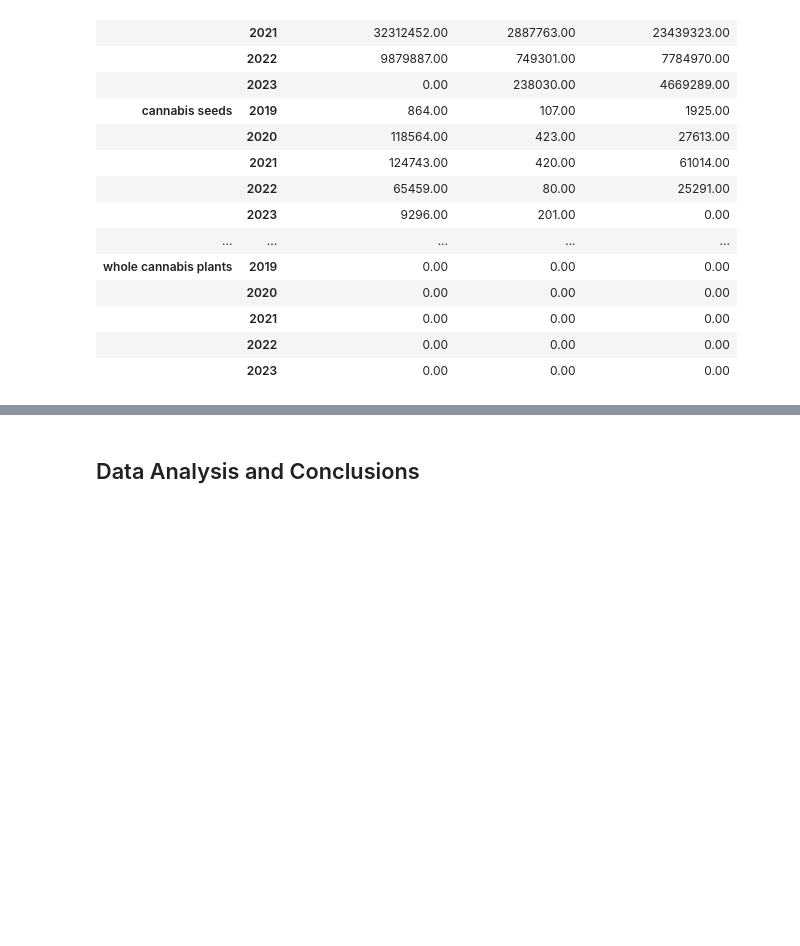
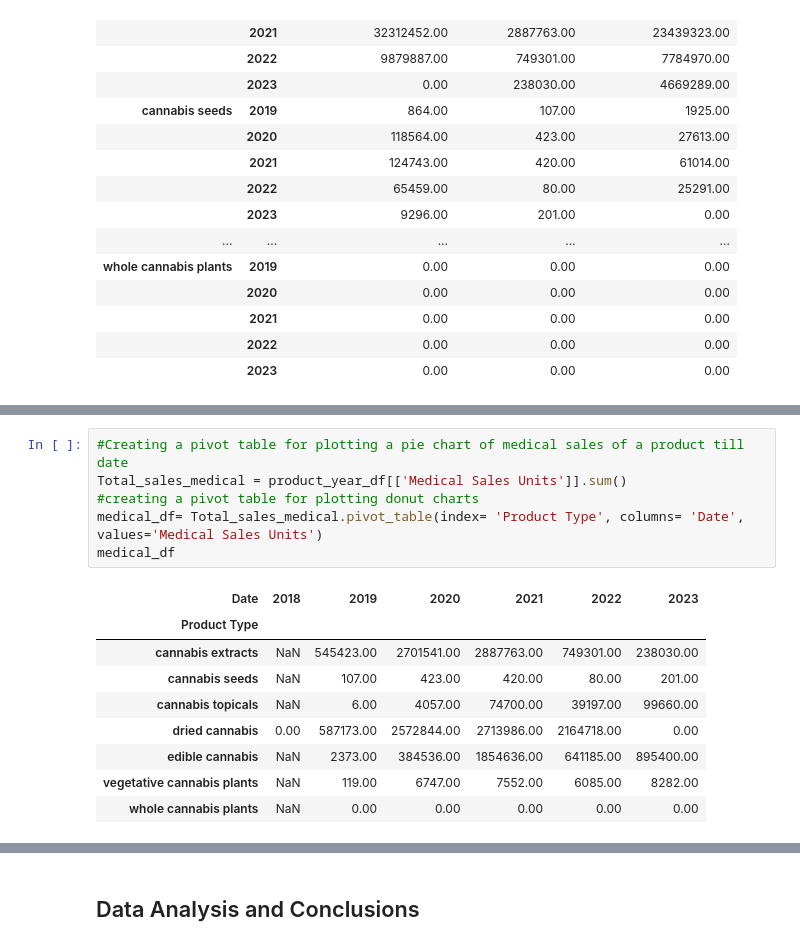
Before and after one commit to ajunjee-selvam/Project_1, a Jupyter notebook: Project1_ConsolidatedFinalAnalysis.ipynb, the cells around one changed output, grey strips where cells are left out. Saved outputs shown, nothing was run; the diff lists cells and outputs as text; blank space fills up the shorter version.

Commit message:
Update Topic 3 Code
Updated Topic 3 Code in the consolidated using Abid's updated file

```diff
--- a/Project1_ConsolidatedFinalAnalysis.ipynb
+++ b/Project1_ConsolidatedFinalAnalysis.ipynb
@@ -724,0 +752,16 @@ whole cannabis plants             0.00        0.00
+# %%
+#Creating a pivot table for plotting a pie chart of medical sales of a product till date
+Total_sales_medical = product_year_df[['Medical Sales Units']].sum()
+#creating a pivot table for plotting donut charts
+medical_df= Total_sales_medical.pivot_table(index= 'Product Type', columns= 'Date', values='Medical Sales Units')
+medical_df
+# %% [output]
+| Date | 2018 | 2019 | 2020 | 2021 | 2022 | 2023 |
+| Product Type |  |  |  |  |  |  |
+| cannabis extracts | NaN | 545423.00 | 2701541.00 | 2887763.00 | 749301.00 | 238030.00 |
+| cannabis seeds | NaN | 107.00 | 423.00 | 420.00 | 80.00 | 201.00 |
+| cannabis topicals | NaN | 6.00 | 4057.00 | 74700.00 | 39197.00 | 99660.00 |
+| dried cannabis | 0.00 | 587173.00 | 2572844.00 | 2713986.00 | 2164718.00 | 0.00 |
+| edible cannabis | NaN | 2373.00 | 384536.00 | 1854636.00 | 641185.00 | 895400.00 |
+| vegetative cannabis plants | NaN | 119.00 | 6747.00 | 7552.00 | 6085.00 | 8282.00 |
+| whole cannabis plants | NaN | 0.00 | 0.00 | 0.00 | 0.00 | 0.00 |
```
Also changed, not shown: parts of 12 cells of this notebook.
